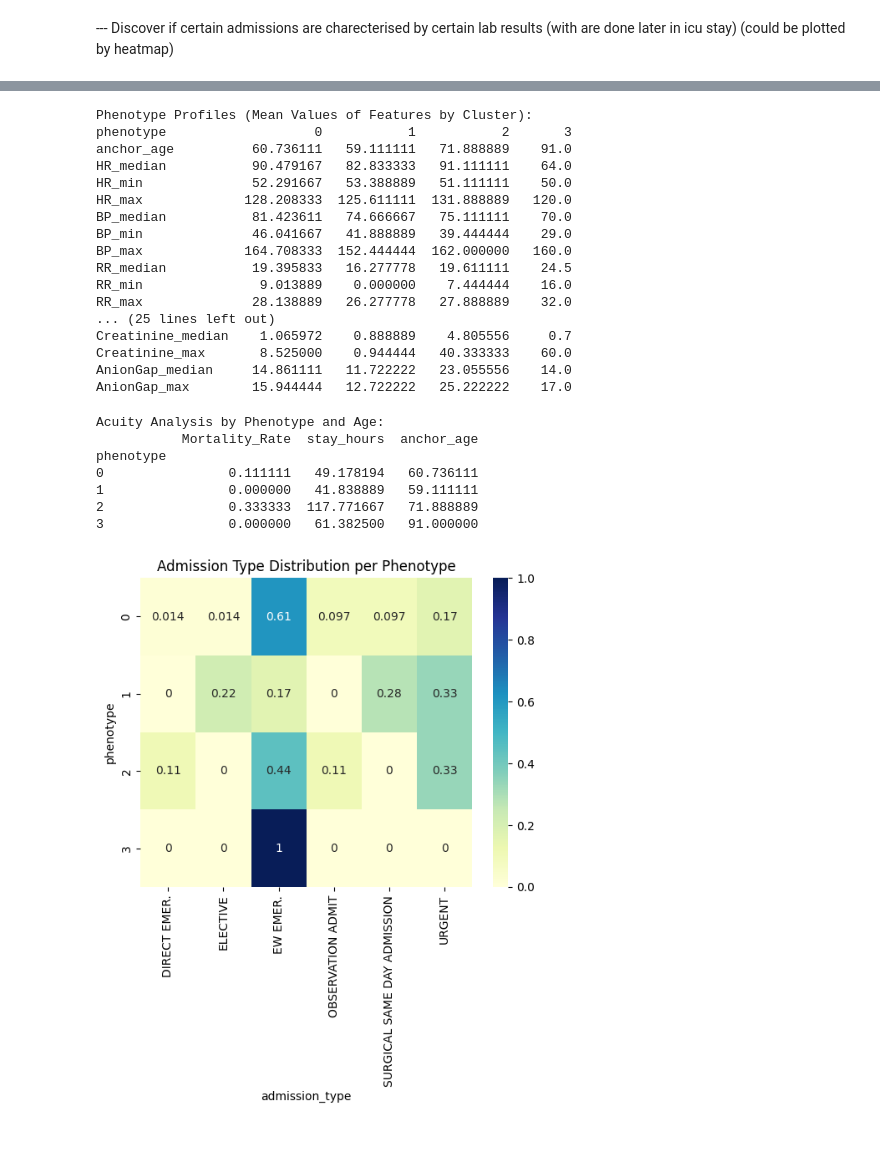
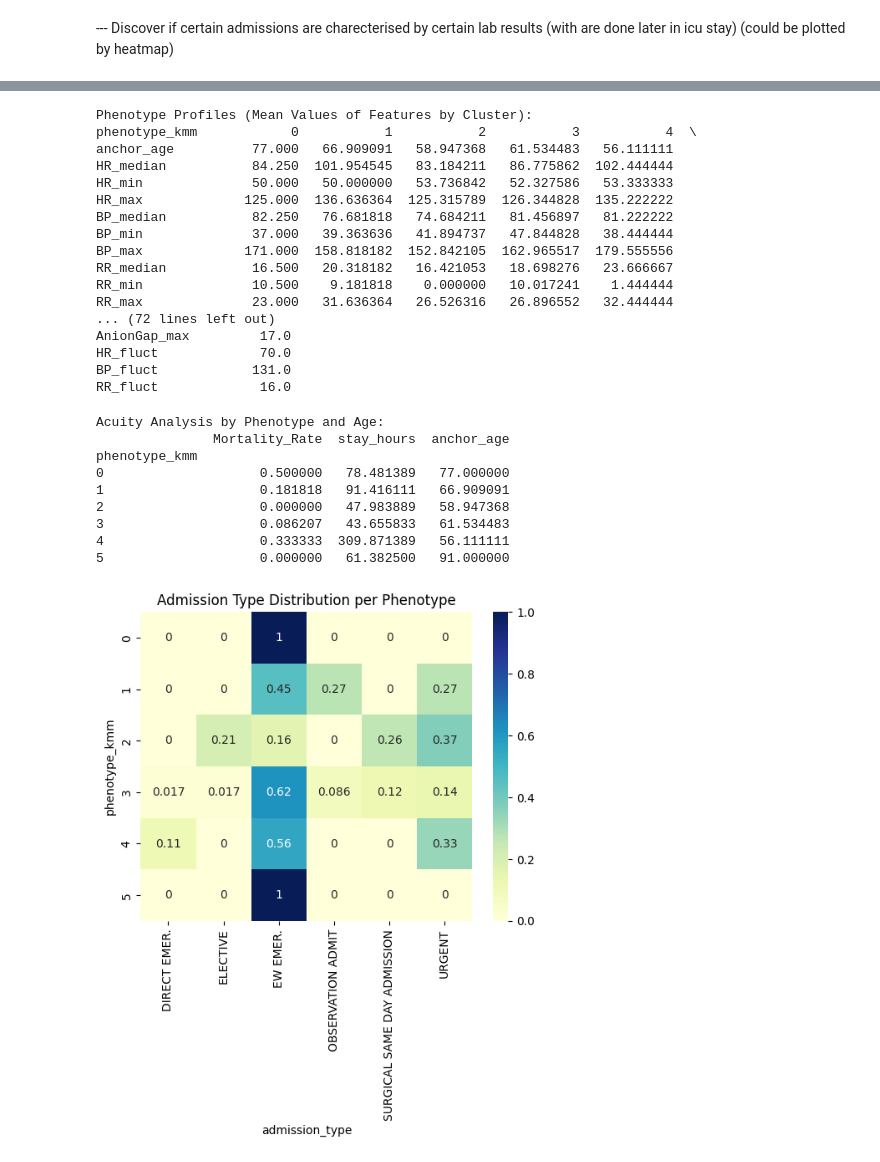
Before and after one commit to OnsHanafi/icu-acquity-phenotyping, a Jupyter notebook: ICUproject.ipynb, the cells around one changed output, grey strips where cells are left out. Drawn from its saved outputs; the diff is of its cells as text; code cells hidden in the pictures.

Commit message:
GMM clusterin + retouche Kmeans

```diff
--- a/ICUproject.ipynb
+++ b/ICUproject.ipynb
@@ -1126,5 +1115,0 @@ plt.show()
-# %%
-# --- 4. Kmeans Clustering (CHose k=4 based on Elbow) ---
-Cluster_kmeans = KMeans(n_clusters=4, random_state=42, n_init=10)
-clusters = Cluster_kmeans.fit_predict(X_processed)
-df['phenotype'] = clusters
@@ -1193,33 +1222,33 @@ Interpretation: \
 # %%
 # **** phenotype profile **** ( Interpretation in Markdown below the code cell)
 # Create a summary table of the means for each cluster
-phenotype_summary = df.groupby('phenotype')[numerical_cols].mean()
+phenotype_summary = df.groupby('phenotype_kmm')[numerical_cols].mean()
 
 # Transpose it to make it easier to read (Features as rows, Clusters as columns)
 print("Phenotype Profiles (Mean Values of Features by Cluster):")
 print(phenotype_summary.T)
 # %% [output]
 Phenotype Profiles (Mean Values of Features by Cluster):
-phenotype                   0           1           2       3
-anchor_age          60.736111   59.111111   71.888889    91.0
-HR_median           90.479167   82.833333   91.111111    64.0
-HR_min              52.291667   53.388889   51.111111    50.0
-HR_max             128.208333  125.611111  131.888889   120.0
-BP_median           81.423611   74.666667   75.111111    70.0
-BP_min              46.041667   41.888889   39.444444    29.0
-BP_max             164.708333  152.444444  162.000000   160.0
-RR_median           19.395833   16.277778   19.611111    24.5
-RR_min               9.013889    0.000000    7.444444    16.0
-RR_max              28.138889   26.277778   27.888889    32.0
-... (25 lines left out)
-Creatinine_median    1.065972    0.888889    4.805556     0.7
-Creatinine_max       8.525000    0.944444   40.333333    60.0
-AnionGap_median     14.861111   11.722222   23.055556    14.0
-AnionGap_max        15.944444   12.722222   25.222222    17.0
+phenotype_kmm            0           1           2           3           4  \
+anchor_age          77.000   66.909091   58.947368   61.534483   56.111111
+HR_median           84.250  101.954545   83.184211   86.775862  102.444444
+HR_min              50.000   50.000000   53.736842   52.327586   53.333333
+HR_max             125.000  136.636364  125.315789  126.344828  135.222222
+BP_median           82.250   76.681818   74.684211   81.456897   81.222222
+BP_min              37.000   39.363636   41.894737   47.844828   38.444444
+BP_max             171.000  158.818182  152.842105  162.965517  179.555556
+RR_median           16.500   20.318182   16.421053   18.698276   23.666667
+RR_min              10.500    9.181818    0.000000   10.017241    1.444444
+RR_max              23.000   31.636364   26.526316   26.896552   32.444444
+... (72 lines left out)
+AnionGap_max         17.0
+HR_fluct             70.0
+BP_fluct            131.0
+RR_fluct             16.0
 # %%
 # Calculate mortality rate and average stay per phenotype
 print("Acuity Analysis by Phenotype and Age:")
-acuity_results = df.groupby('phenotype').agg({
+acuity_results = df.groupby('phenotype_kmm').agg({
     'hospital_expire_flag': 'mean',
     'stay_hours': 'median',
     'anchor_age': 'mean'
@@ -1228,17 +1257,19 @@ acuity_results = df.groupby('phenotype').agg({
 print(acuity_results)
 # %% [output]
 Acuity Analysis by Phenotype and Age:
-           Mortality_Rate  stay_hours  anchor_age
-phenotype
-0                0.111111   49.178194   60.736111
-1                0.000000   41.838889   59.111111
-2                0.333333  117.771667   71.888889
-3                0.000000   61.382500   91.000000
+               Mortality_Rate  stay_hours  anchor_age
+phenotype_kmm
+0                    0.500000   78.481389   77.000000
+1                    0.181818   91.416111   66.909091
+2                    0.000000   47.983889   58.947368
+3                    0.086207   43.655833   61.534483
+4                    0.333333  309.871389   56.111111
+5                    0.000000   61.382500   91.000000
 # %%
 # See which admission types fall into which clusters
-ct = pd.crosstab(df['phenotype'], df['admission_type'], normalize='index')
+ct = pd.crosstab(df['phenotype_kmm'], df['admission_type'], normalize='index')
 sns.heatmap(ct, annot=True, cmap="YlGnBu")
 plt.title("Admission Type Distribution per Phenotype")
 plt.show()
 # %% [output]
-[figure, old version]
+[figure, new version]
```
Also changed, not shown: parts of 12 cells of this notebook.
